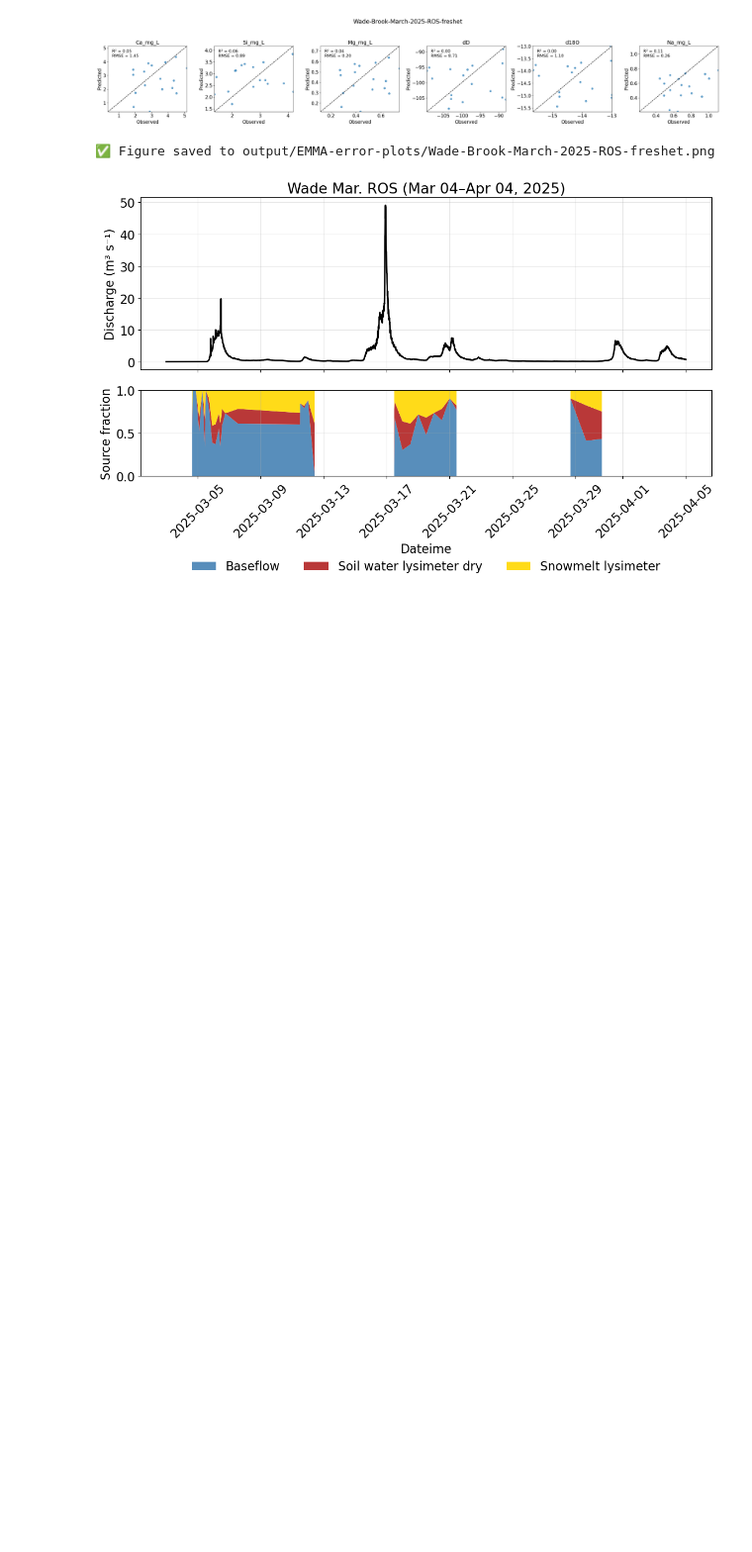
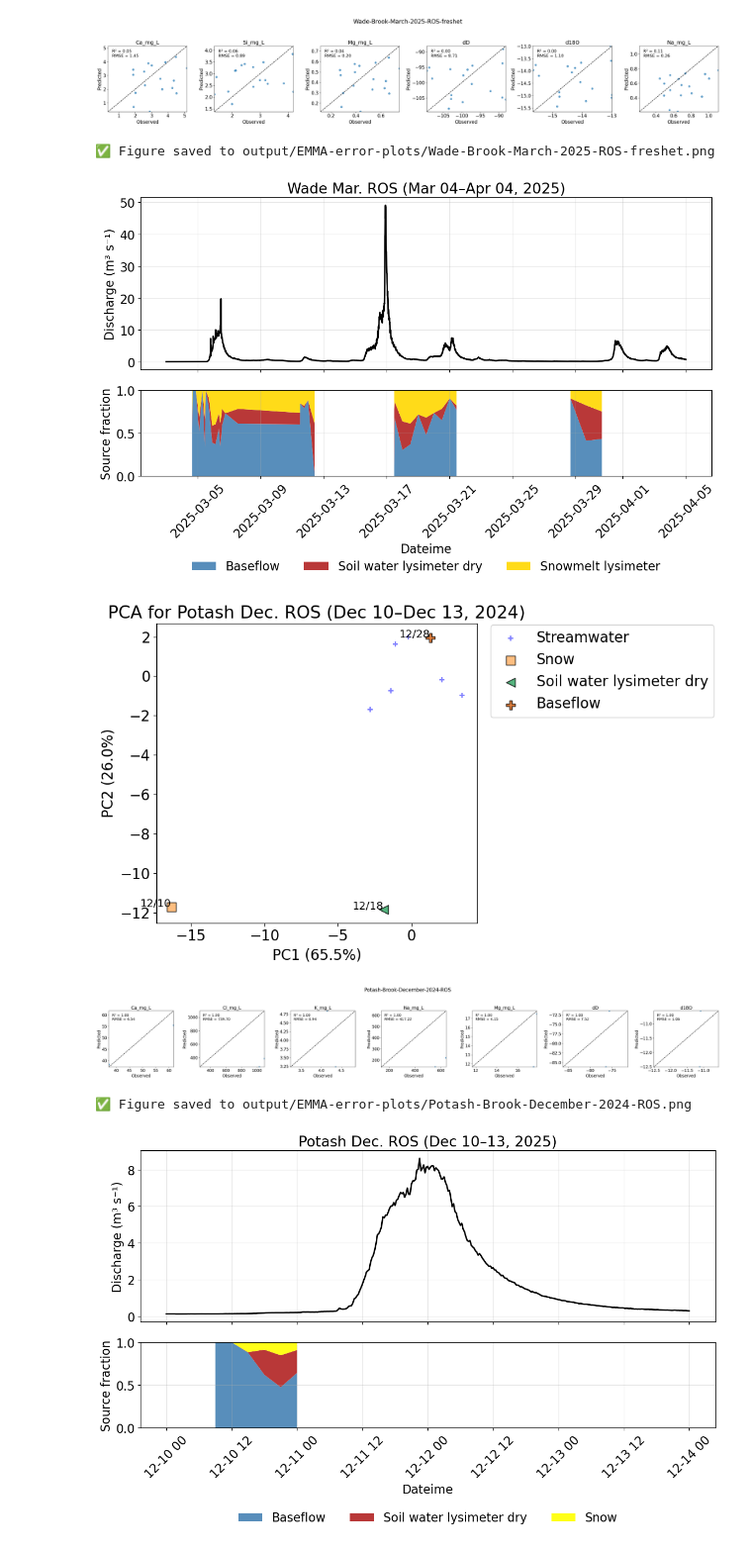
Before and after one commit to MeganEDuffy/EMMA, a Jupyter notebook: EMMA-main/Wade_Hungerford_Potash_2025_event-PCAwEMMAs_SLSQP.ipynb, the cells around one changed output. Shown at 99% size. Saved outputs shown, nothing was run; the diff lists cells and outputs as text; code cells hidden in the pictures; blank space fills up the shorter version.

Commit message:
need to figure out ems for potash feb ros

```diff
--- a/EMMA-main/Wade_Hungerford_Potash_2025_event-PCAwEMMAs_SLSQP.ipynb
+++ b/EMMA-main/Wade_Hungerford_Potash_2025_event-PCAwEMMAs_SLSQP.ipynb
@@ -95,6 +95,8 @@ def plot_event_pca(
         tracers = ['Ca_mg_L', 'Si_mg_L', 'Mg_mg_L', 'dD', 'd18O', 'Na_mg_L']
     elif site == "Hungerford":
         tracers = ['Ca_mg_L', 'Cl_mg_L', 'Si_mg_L', 'Na_mg_L', 'Mg_mg_L', 'dD', 'd18O']
+    elif site == "Potash":
+        tracers = ['Ca_mg_L', 'Cl_mg_L', 'K_mg_L', 'Na_mg_L', 'Mg_mg_L', 'dD', 'd18O']
     else:
         raise ValueError("Site not recognized. Use 'Wade' or 'Hungerford'.")
 
@@ -219,6 +221,8 @@ def run_emma_event(data, site, start_date, end_date, endmember_ids, n_components
         tracers = ['Ca_mg_L', 'Si_mg_L', 'Mg_mg_L', 'dD', 'd18O', 'Na_mg_L']
     elif site == "Hungerford":
         tracers = ['Ca_mg_L', 'Cl_mg_L', 'Si_mg_L', 'Na_mg_L', 'Mg_mg_L', 'dD', 'd18O']
+    elif site == "Potash":
+        tracers = ['Ca_mg_L', 'Cl_mg_L', 'K_mg_L', 'Na_mg_L', 'Mg_mg_L', 'dD', 'd18O']
     else:
         raise ValueError("Site not recognized. Use 'Wade' or 'Hungerford'.")
 
@@ -722,3 +726,77 @@ plot_emma_fractions_with_hydrograph(
 [figure]
 ✅ Figure saved to output/EMMA-error-plots/Wade-Brook-March-2025-ROS-freshet.png
 [figure]
+# %%
+# Load the full RI25 dataset
+df = pd.read_csv("data/newrnet-chemistry/RI25/RI25-IC-ICP-isotope-joined.csv")
+
+####################
+# Potash RI25 events #
+####################
+
+# Step 1: PCA: Potash December ROS event
+# Event A
+# Potash 12/10 ROS event
+# Potential endmembers:
+    # RI25-1125 12/18 Soil lysimeter dry; RI25-1132 2/27; RI25-1286 3/19
+    # Soil water lysimeter wet (no wet site @ Potash)
+    # RI25-1133 2/27 Snowmelt lysimeter; RI25-1200 3/7 SML; RI25-1287 3/19 SML
+    # RI25-1127 12/10 Snow core; RI25-1114 12/28 Snow core
+    # Baseflow: RI25-1109 12/28; RI25-1131 2/24 pre-ISCO grab; RI25-1181 3/4/2025 pre-ISCO grab; RI25-1203 pre-ISCO grab 3/13
+
+potash_decros_tracers, potash_decros_pca = plot_event_pca(
+    data=df,
+    site="Potash",
+    start_date="2024-12-10 00:00:00",
+    end_date="2024-12-14 00:00:00",
+    endmember_ids=["RI25-1127", #"RI25-1114", # Snow cores from Dec '24
+                   "RI25-1125", # Soil water lysimeter dry 12/18
+                   "RI25-1109"],  #Baseflow 12/28
+    title="PCA for Potash Dec. ROS (Dec 10–Dec 13, 2024)"
+)
+
+# Step 2: EMMA: Potash December ROS event
+# Event A
+# Potash 12/10 ROS event
+# Potential endmembers:
+    # RI25-1125 12/18 Soil lysimeter dry; RI25-1132 2/27; RI25-1286 3/19
+    # Soil water lysimeter wet (no wet site @ Potash)
+    # RI25-1133 2/27 Snowmelt lysimeter; RI25-1200 3/7 SML; RI25-1287 3/19 SML
+    # RI25-1127 12/10 Snow core; RI25-1114 12/28 Snow core
+    # Baseflow: RI25-1109 12/28; RI25-1131 2/24 pre-ISCO grab; RI25-1181 3/4/2025 pre-ISCO grab; RI25-1203 pre-ISCO grab 3/13
+
+potash_decros_fractions_df, potash_decros_scaler, potash_decros_pca, potash_decros_endmembers_df = run_emma_event(
+    data=df,
+    site="Potash",
+    start_date="2024-12-10 00:00:00",
+    end_date="2024-12-14 00:00:00",
+    endmember_ids=["RI25-1127", #"RI25-1114", # Snow cores from Dec '24
+                   "RI25-1125", # Soil water lysimeter dry 12/18
+                   "RI25-1109"],  #Baseflow 12/28
+)
+
+potash_tracers = ['Ca_mg_L', 'Cl_mg_L', 'K_mg_L', 'Na_mg_L', 'Mg_mg_L', 'dD', 'd18O']
+
+# Call the prediction function
+potash_decros_predicted = predict_tracers_from_fractions(
+    fractions_df=potash_decros_fractions_df,
+    endmembers_df=potash_decros_endmembers_df,
+    tracer_cols=potash_tracers
+)
+
+# Plot observed vs predicted tracer values
+plot_observed_vs_predicted("Potash-Brook-December-2024-ROS", potash_decros_predicted, df, potash_tracers)
+
+plot_emma_fractions_with_hydrograph(
+    fractions_df= potash_decros_fractions_df,
+    discharge_csv="/home/millieginty/OneDrive/git-repos/LCBP-interannual-EMMAs/Data/StreamSensor_data/Discharge.Discharge_Updated@Potash_Brook.20221001.csv",
+    start_date="2024-12-10 00:00:00",
+    end_date="2024-12-14 00:00:00",
+    site="Potash",
+    title="Potash Dec. ROS (Dec 10–13, 2025)"
+)
+# %% [output]
+[figure, added]
+[figure, added]
+✅ Figure saved to output/EMMA-error-plots/Potash-Brook-December-2024-ROS.png
+[figure, added]
```
Also changed, not shown: parts of 1 cell of this notebook, 1 other file.
